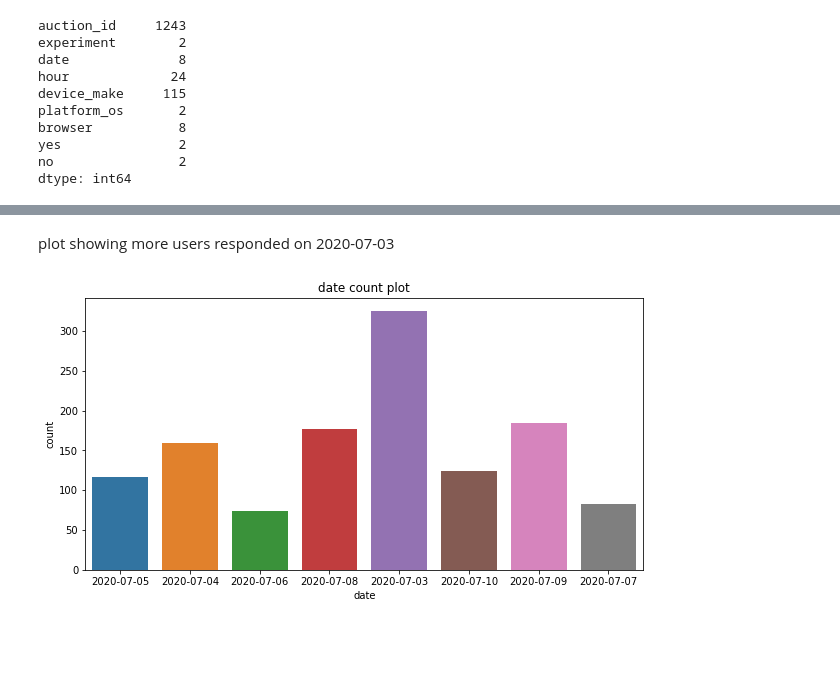
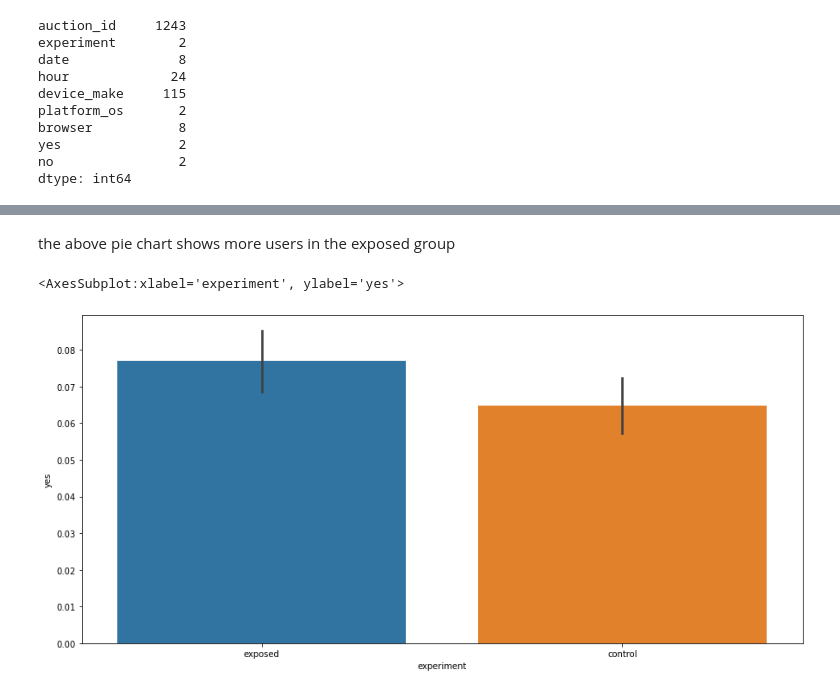
Before and after one commit to bezawitalemyimer/10xAc, a Jupyter notebook: week2_Adcampaign/notebooks/add_campaign.ipynb, the cells around one changed output, grey strips where cells are left out. Drawn from its saved outputs; the diff is of its cells as text; code cells hidden in the pictures; blank space fills up the shorter version.

```diff
--- a/week2_Adcampaign/notebooks/add_campaign.ipynb
+++ b/week2_Adcampaign/notebooks/add_campaign.ipynb
@@ -174,9 +170,9 @@ sns.barplot(data=data, x='experiment', y='yes')
-# %% [markdown]
-plot showing more users responded on 2020-07-03
-# %%
-#plot value date
-plt.figure(figsize=(12, 6))
-plt.title("date count plot")
-count_plot( "date")
-# %% [output]
-[figure, removed]
+# %% [markdown]
+the above pie chart shows more users in the exposed group
+# %%
+# yes
+plt.figure(figsize=(15, 7))
+sns.barplot(data=data, x='experiment', y='yes')
+# %% [output]
+<AxesSubplot:xlabel='experiment', ylabel='yes'>
+[figure, added]
```
Also changed, not shown: parts of 29 cells of this notebook.
